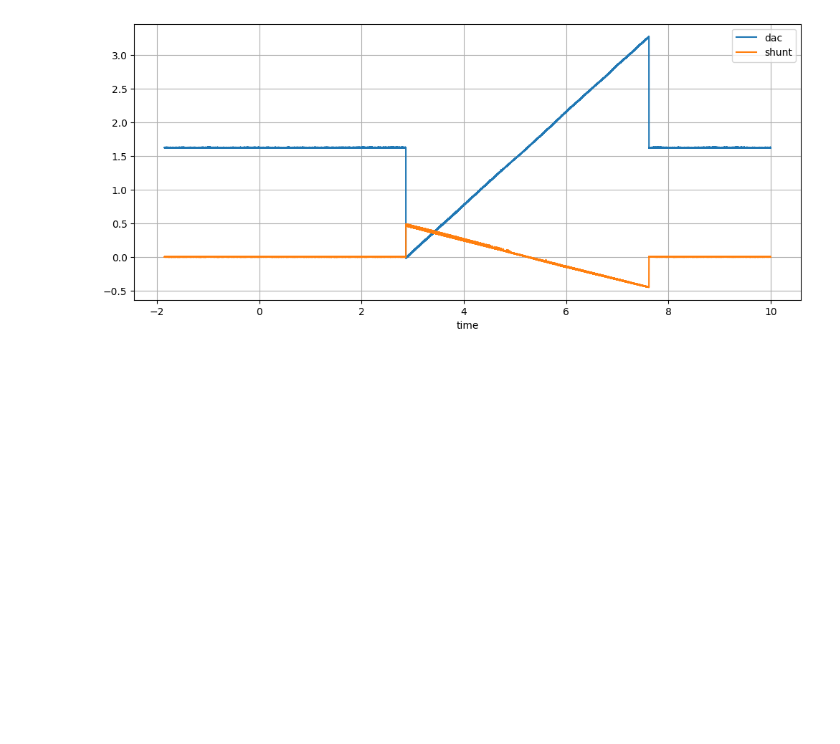
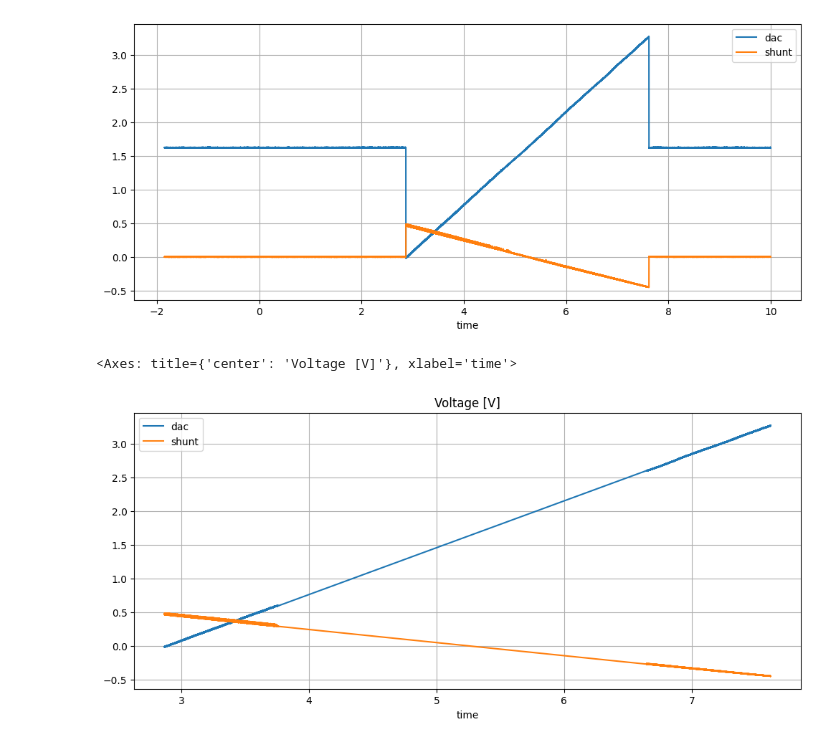
Before and after one commit to import-tiago/FEI, a Jupyter notebook: MSc/PEL309/Analysis/PEL309.ipynb, the cells around one changed output. Drawn from its saved outputs; the diff is of its cells as text; code cells hidden in the pictures; blank space fills up the shorter version.

```diff
--- a/MSc/PEL309/Analysis/PEL309.ipynb
+++ b/MSc/PEL309/Analysis/PEL309.ipynb
@@ -27,3 +36,26 @@ data_1k.plot(
 # %% [output]
 <Axes: xlabel='time'>
 [figure]
+# %%
+rest_value = 1.6
+tolerance = 1
+
+data_1k_linear = data_1k[
+    (data_1k["dac"] < rest_value - tolerance) |
+    (data_1k["dac"] > rest_value + tolerance)
+].copy() # detecta o regime/repouse a partir de uma variação abrputa de tensão
+
+data_1k_linear = data_1k_linear.iloc[1:-1].copy() # remove o primeiro e o último ponto, que podem ser outliers
+
+data_1k = data_1k_linear
+
+data_1k.plot(
+    x="time",
+    y=["dac", "shunt"],
+    figsize=(12, 5),
+    grid=True,
+		title="Voltage [V]"
+)
+# %% [output]
+<Axes: title={'center': 'Voltage [V]'}, xlabel='time'>
+[figure, added]
```
Also changed, not shown: parts of 3 cells of this notebook.
